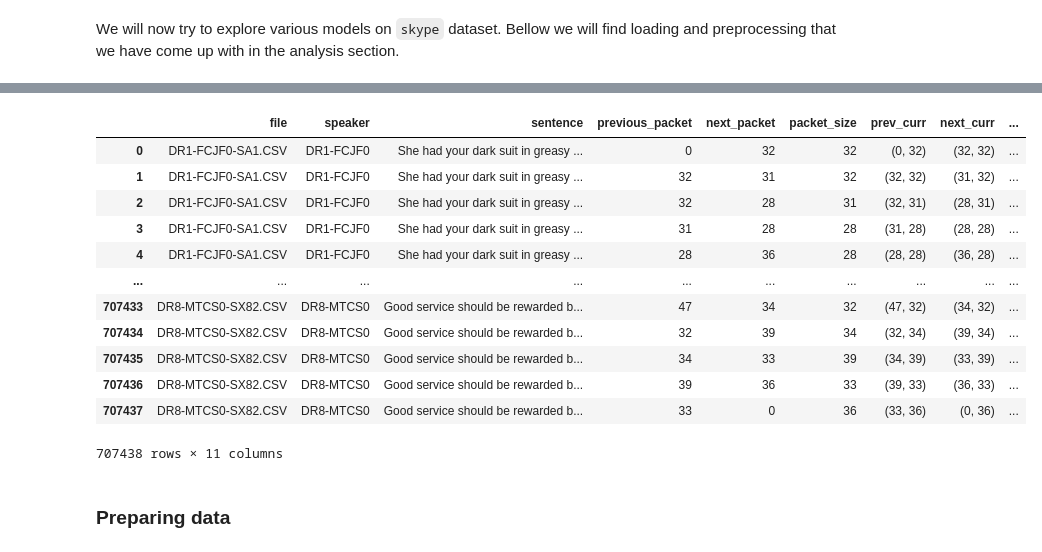
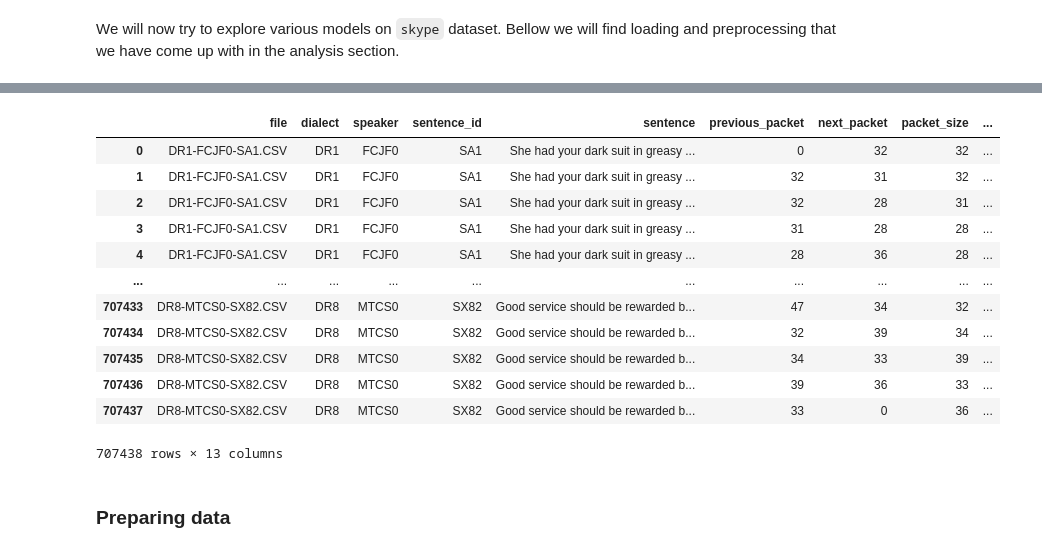
Before and after one commit to czFIRE/BT_attack_on_VoIP_encrypted_messengers, a Jupyter notebook: notebooks/skype_models.ipynb, the cells around one changed output, grey strips where cells are left out. Drawn from its saved outputs; the diff is of its cells as text; code cells hidden in the pictures.

```diff
--- a/notebooks/skype_models.ipynb
+++ b/notebooks/skype_models.ipynb
@@ -58,18 +60,20 @@ def file_parser_with_prev_next(path):
         line[2] = tuple(list(map(lambda a: a.strip('"'), line[2].split(','))))
 
         if (has_value):
-            file_data[-1][4] = line[0]
+            file_data[-1][-4] = line[0]
 
         # file_type and sentence contain duplicate informations, but are kept for readability
-        line = file_name + [file_name[0][0:9]] + [sentence] + [previous] + [0] + line
+        split_filename = file_name[0].split('-')
+
+        line = file_name + [split_filename[0]] + [split_filename[1]] + [split_filename[2][0:-4]] + [sentence] + [previous] + [0] + line
         #adding previous as feature
-        previous = line[5]
+        previous = line[-3]
         file_data += [line]
 
         #adding next frame as feature
         has_value = True
 
-    return pd.DataFrame(file_data, columns=['file', 'speaker', 'sentence', 'previous_packet', 'next_packet','packet_size', 'phonemes', 'words'])
+    return pd.DataFrame(file_data, columns=['file', 'dialect', 'speaker', 'sentence_id', 'sentence', 'previous_packet', 'next_packet','packet_size', 'phonemes', 'words'])
 
 def load_files_with_prev_next(directory):
     filelist = os.listdir(directory)
@@ -77,3 +81,15 @@ def load_files_with_prev_next(directory):
     df_list = [file_parser_with_prev_next(directory+file) for file in filelist]
     #concatenate them together
     return pd.concat(df_list, ignore_index=True)
+
+def convert_types(data_frame):
+    data_frame['packet_size'] = pd.to_numeric(data_frame['packet_size'])
+    data_frame['previous_packet'] = pd.to_numeric(data_frame['previous_packet'])
+    data_frame['next_packet'] = pd.to_numeric(data_frame['next_packet'])
+
+    data_frame['file'] = data_frame['file'].astype('category')
+    data_frame['sentence'] = data_frame['sentence'].astype('category')
+
+    data_frame['dialect'] = data_frame['dialect'].astype('category')
+    data_frame['speaker'] = data_frame['speaker'].astype('category')
+    data_frame['sentence_id'] = data_frame['sentence_id'].astype('category')
@@ -109,33 +116,33 @@ skype_data_test
 # %%
 def add_surrounding(data_frame):
     data_frame['prev_curr'] = list(zip(data_frame.previous_packet, data_frame.packet_size))
     data_frame['next_curr'] = list(zip(data_frame.next_packet, data_frame.packet_size))
     data_frame['packet_surrounding'] = list(zip(data_frame.previous_packet, data_frame.packet_size, data_frame.next_packet))
 
     #data_frame['prev_curr'] = data_frame['prev_curr'].astype('category')
     #data_frame['next_curr'] = data_frame['next_curr'].astype('category')
     #data_frame['packet_surrounding'] = data_frame['packet_surrounding'].astype('category')
 
 add_surrounding(skype_data_train)
 add_surrounding(skype_data_test)
 
-skype_data_train = skype_data_train[['file', 'speaker', 'sentence', 'previous_packet', 'next_packet','packet_size', 'prev_curr', 'next_curr', 'packet_surrounding', 'phonemes', 'words']]
-skype_data_test = skype_data_test[['file', 'speaker', 'sentence', 'previous_packet', 'next_packet','packet_size', 'prev_curr', 'next_curr', 'packet_surrounding', 'phonemes', 'words']]
+skype_data_train = skype_data_train[['file', 'dialect', 'speaker', 'sentence_id', 'sentence', 'previous_packet', 'next_packet','packet_size', 'prev_curr', 'next_curr', 'packet_surrounding', 'phonemes', 'words']]
+skype_data_test = skype_data_test[['file', 'dialect', 'speaker', 'sentence_id', 'sentence', 'previous_packet', 'next_packet','packet_size', 'prev_curr', 'next_curr', 'packet_surrounding', 'phonemes', 'words']]
 skype_data_train
 # %% [output]
-|  | file | speaker | sentence | previous_packet | next_packet | packet_size | prev_curr | next_curr | ... |
-| 0 | DR1-FCJF0-SA1.CSV | DR1-FCJF0 | She had your dark suit in greasy ... | 0 | 32 | 32 | (0, 32) | (32, 32) | ... |
-| 1 | DR1-FCJF0-SA1.CSV | DR1-FCJF0 | She had your dark suit in greasy ... | 32 | 31 | 32 | (32, 32) | (31, 32) | ... |
-| 2 | DR1-FCJF0-SA1.CSV | DR1-FCJF0 | She had your dark suit in greasy ... | 32 | 28 | 31 | (32, 31) | (28, 31) | ... |
-| 3 | DR1-FCJF0-SA1.CSV | DR1-FCJF0 | She had your dark suit in greasy ... | 31 | 28 | 28 | (31, 28) | (28, 28) | ... |
-| 4 | DR1-FCJF0-SA1.CSV | DR1-FCJF0 | She had your dark suit in greasy ... | 28 | 36 | 28 | (28, 28) | (36, 28) | ... |
+|  | file | dialect | speaker | sentence_id | sentence | previous_packet | next_packet | packet_size | ... |
+| 0 | DR1-FCJF0-SA1.CSV | DR1 | FCJF0 | SA1 | She had your dark suit in greasy ... | 0 | 32 | 32 | ... |
+| 1 | DR1-FCJF0-SA1.CSV | DR1 | FCJF0 | SA1 | She had your dark suit in greasy ... | 32 | 31 | 32 | ... |
+| 2 | DR1-FCJF0-SA1.CSV | DR1 | FCJF0 | SA1 | She had your dark suit in greasy ... | 32 | 28 | 31 | ... |
+| 3 | DR1-FCJF0-SA1.CSV | DR1 | FCJF0 | SA1 | She had your dark suit in greasy ... | 31 | 28 | 28 | ... |
+| 4 | DR1-FCJF0-SA1.CSV | DR1 | FCJF0 | SA1 | She had your dark suit in greasy ... | 28 | 36 | 28 | ... |
 | ... | ... | ... | ... | ... | ... | ... | ... | ... | ... |
-| 707433 | DR8-MTCS0-SX82.CSV | DR8-MTCS0 | Good service should be rewarded b... | 47 | 34 | 32 | (47, 32) | (34, 32) | ... |
-| 707434 | DR8-MTCS0-SX82.CSV | DR8-MTCS0 | Good service should be rewarded b... | 32 | 39 | 34 | (32, 34) | (39, 34) | ... |
-| 707435 | DR8-MTCS0-SX82.CSV | DR8-MTCS0 | Good service should be rewarded b... | 34 | 33 | 39 | (34, 39) | (33, 39) | ... |
-| 707436 | DR8-MTCS0-SX82.CSV | DR8-MTCS0 | Good service should be rewarded b... | 39 | 36 | 33 | (39, 33) | (36, 33) | ... |
-| 707437 | DR8-MTCS0-SX82.CSV | DR8-MTCS0 | Good service should be rewarded b... | 33 | 0 | 36 | (33, 36) | (0, 36) | ... |
+| 707433 | DR8-MTCS0-SX82.CSV | DR8 | MTCS0 | SX82 | Good service should be rewarded b... | 47 | 34 | 32 | ... |
+| 707434 | DR8-MTCS0-SX82.CSV | DR8 | MTCS0 | SX82 | Good service should be rewarded b... | 32 | 39 | 34 | ... |
+| 707435 | DR8-MTCS0-SX82.CSV | DR8 | MTCS0 | SX82 | Good service should be rewarded b... | 34 | 33 | 39 | ... |
+| 707436 | DR8-MTCS0-SX82.CSV | DR8 | MTCS0 | SX82 | Good service should be rewarded b... | 39 | 36 | 33 | ... |
+| 707437 | DR8-MTCS0-SX82.CSV | DR8 | MTCS0 | SX82 | Good service should be rewarded b... | 33 | 0 | 36 | ... |
-707438 rows × 11 columns
+707438 rows × 13 columns
 # %% [markdown]
 ### Preparing data
 # %%
```
Also changed, not shown: parts of 91 cells of this notebook, 3 other files.
